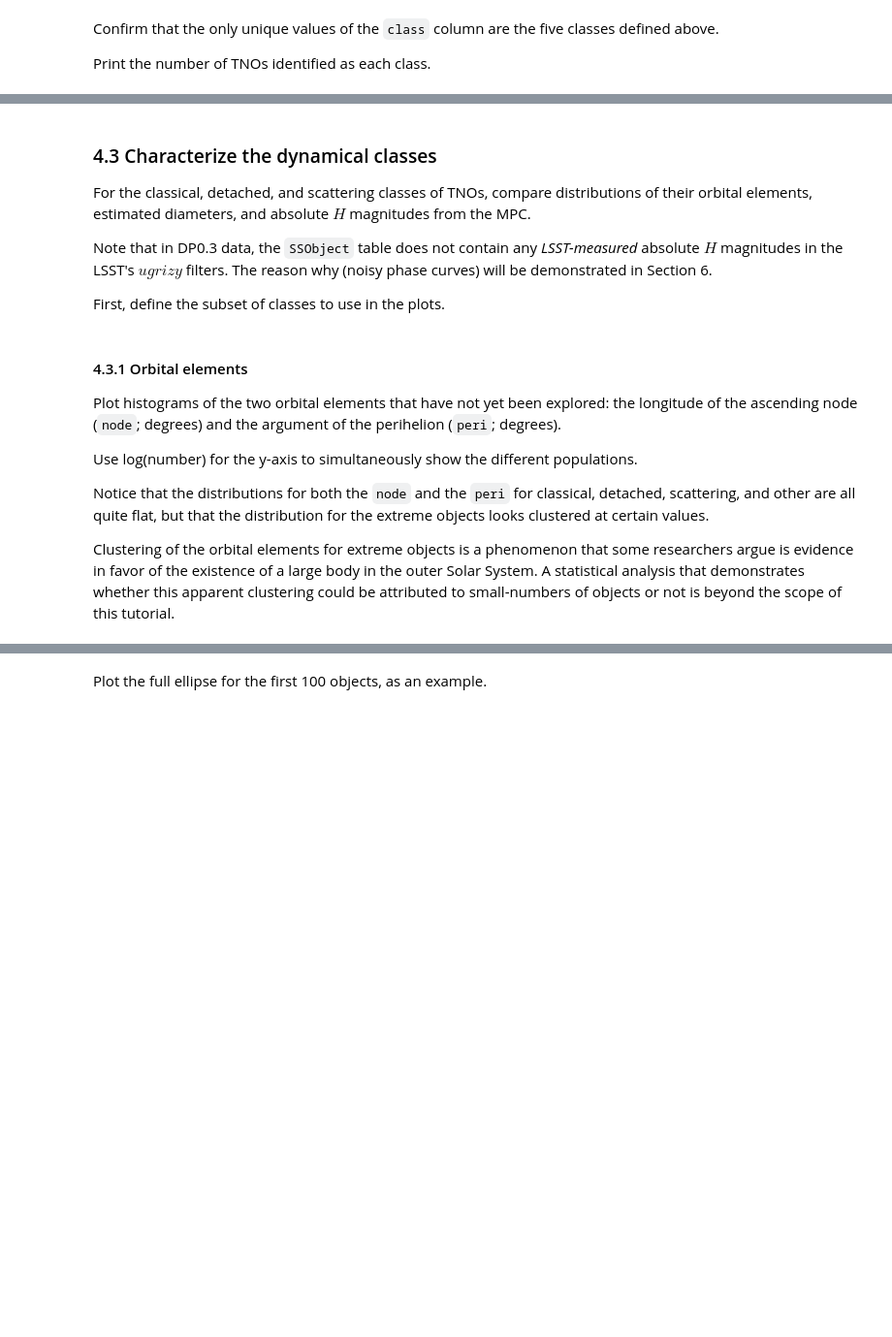
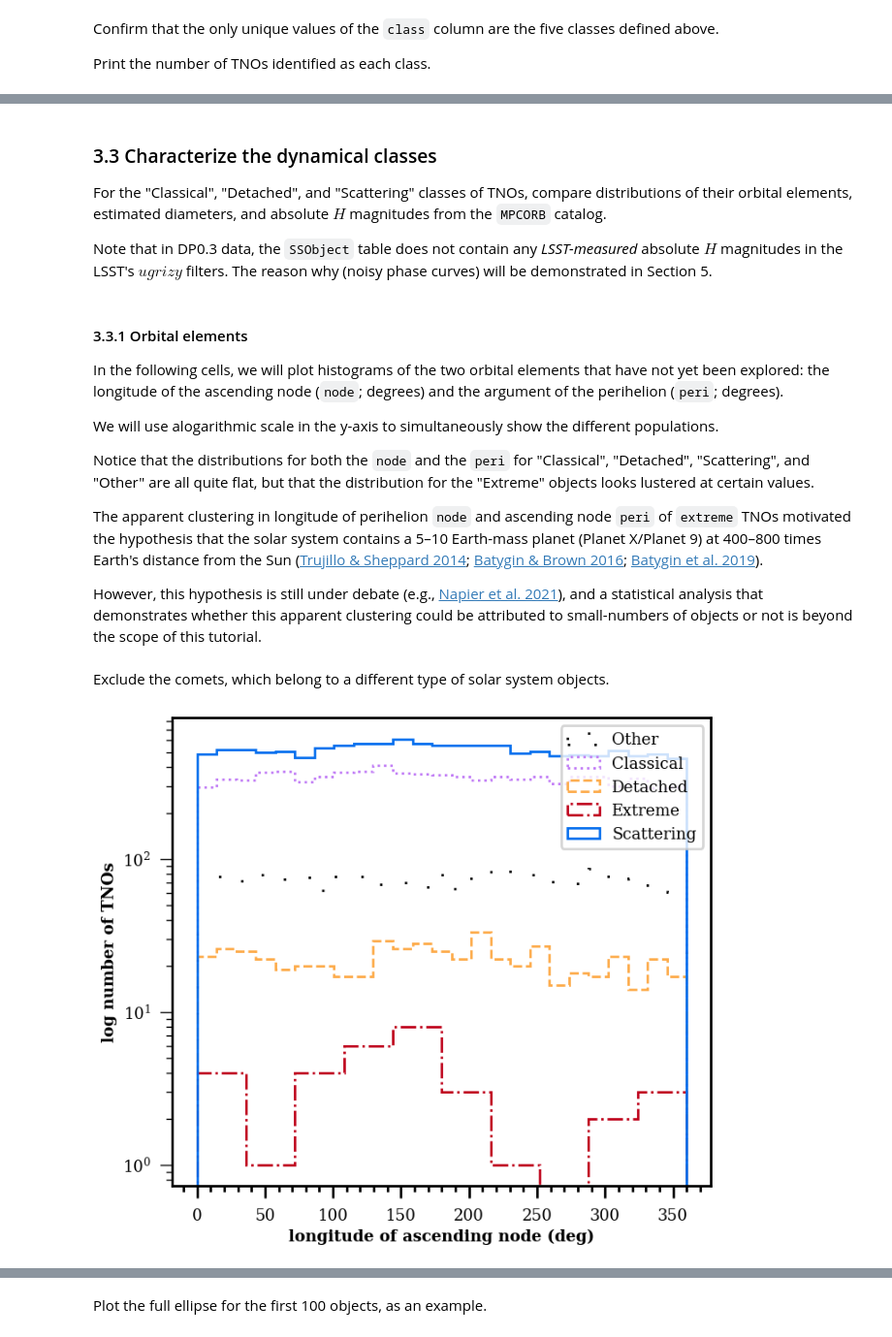
Before and after one commit to rubin-dp0/tutorial-notebooks, a Jupyter notebook: DP03_04_Trans-Neptunian_Objects.ipynb, the cells around one changed output, grey strips where cells are left out. Shown at 97% size. Drawn from its saved outputs; the diff is of its cells as text; code cells hidden in the pictures; blank space fills up the shorter version.

```diff
--- a/DP03_04_Trans-Neptunian_Objects.ipynb
+++ b/DP03_04_Trans-Neptunian_Objects.ipynb
@@ -703,45 +821,47 @@ plt.show()
 # %% [markdown]
-### 4.3 Characterize the dynamical classes
+### 3.3 Characterize the dynamical classes
 
-For the classical, detached, and scattering classes of TNOs, compare distributions of their
-orbital elements, estimated diameters, and absolute $H$ magnitudes from the MPC.
+For the "Classical", "Detached", and "Scattering" classes of TNOs, compare distributions of their
+orbital elements, estimated diameters, and absolute $H$ magnitudes from the `MPCORB` catalog.
 
 Note that in DP0.3 data, the `SSObject` table does not contain any _LSST-measured_ absolute $H$ magnitudes
 in the LSST's $ugrizy$ filters.
-The reason why (noisy phase curves) will be demonstrated in Section 6.
-
-First, define the subset of classes to use in the plots.
+The reason why (noisy phase curves) will be demonstrated in Section 5.
-# %%
-use_labels = ['Classical', 'Detached', 'Scattering', 'Other', 'Extreme']
-use_colors = []
-for label in use_labels:
-    use_colors.append(class_to_color[label])
 # %% [markdown]
-#### 4.3.1 Orbital elements
+#### 3.3.1 Orbital elements
 
-Plot histograms of the two orbital elements that have not yet been explored:
+In the following cells, we will plot histograms of the two orbital elements that have not yet been explored:
 the longitude of the ascending node (`node`; degrees) and the argument of the perihelion (`peri`; degrees).
 
-Use log(number) for the y-axis to simultaneously show the different populations.
+We will use alogarithmic scale in the y-axis to simultaneously show the different populations.
 
-Notice that the distributions for both the `node` and the `peri` for classical, detached, scattering,
-and other are all quite flat, but that the distribution for the extreme objects looks
-clustered at certain values.
+Notice that the distributions for both the `node` and the `peri` for "Classical", "Detached", "Scattering",
+and "Other" are all quite flat, but that the distribution for the "Extreme" objects looks lustered at certain values.
 
-Clustering of the orbital elements for extreme objects is a phenomenon that some researchers
-argue is evidence in favor of the existence of a large body in the outer Solar System.
-A statistical analysis that demonstrates whether this apparent clustering could be
-attributed to small-numbers of objects or not is beyond the scope of this tutorial.
+The apparent clustering in longitude of perihelion `node` and ascending node `peri` of `extreme` TNOs motivated the hypothesis that the solar system contains a 5–10 Earth-mass planet (Planet X/Planet 9) at 400–800 times Earth's distance from the Sun ([Trujillo & Sheppard 2014](https://ui.adsabs.harvard.edu/abs/2014Natur.507..471T/abstract); [Batygin & Brown 2016](https://ui.adsabs.harvard.edu/abs/2016AJ....151...22B/abstract); [Batygin et al. 2019](https://ui.adsabs.harvard.edu/abs/2019PhR...805....1B/abstract)).
+
+However, this hypothesis is still under debate (e.g., [Napier et al. 2021](https://ui.adsabs.harvard.edu/abs/2021PSJ.....2...59N/abstract)), and a statistical analysis that demonstrates whether this apparent clustering could be attributed to small-numbers of objects or not is beyond the scope of this tutorial.
+# %% [markdown]
+Exclude the comets, which belong to a different type of solar system objects.
+# %%
+class_to_format.pop('Comets')
+classes_tnos = class_to_format.keys()
 # %%
-nbins = 25
-for label in use_labels:
+for label in classes_tnos:
     if label == 'Extreme':
         nbins = 10
+    else:
+        nbins = 25
     tx = np.where(tnos['class'] == label)[0]
+    color, _, linestyle = class_to_format[label]
     plt.hist(tnos['node'][tx], bins=nbins, range=(0, 360),
              histtype='step', log=True,
-             color=class_to_color[label], label=label)
+             color=color, label=label,
+             linestyle=linestyle)
 plt.xlabel('longitude of ascending node (deg)')
 plt.ylabel('log number of TNOs')
+plt.legend(loc='best')
 plt.show()
+# %% [output]
+[figure, added]
 # %%
```
Also changed, not shown: parts of 68 cells of this notebook.
